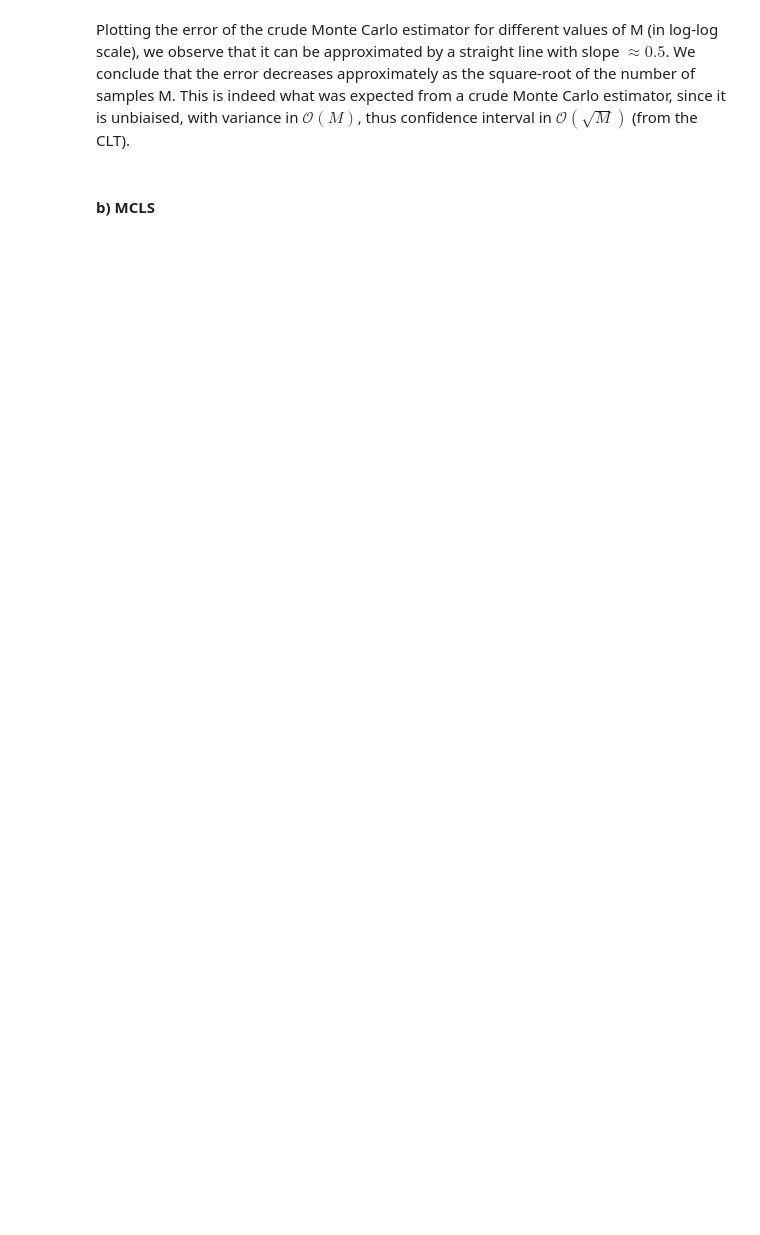
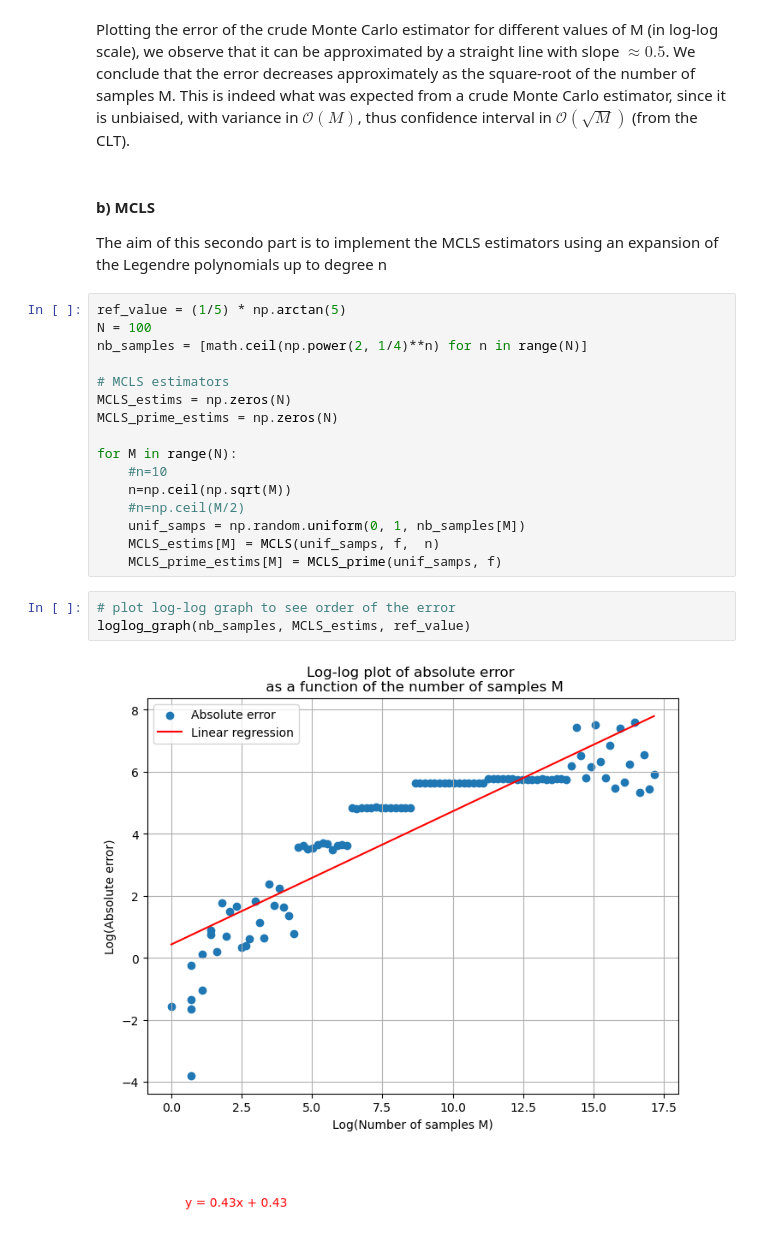
Before and after one commit to FraBet29/stochastic-simulation-project, a Jupyter notebook: notebook.ipynb, the cells around one changed output. Cells and saved outputs as stored; diff of their text form; blank space fills up the shorter version.

```diff
--- a/notebook.ipynb
+++ b/notebook.ipynb
@@ -34,4 +34,26 @@ loglog_graph(nb_samples, CMC_estims, ref_value)
 # %% [markdown]
 Plotting the error of the crude Monte Carlo estimator for different values of M (in log-log scale), we observe that it can be approximated by a straight line with slope $\approx 0.5$. We conclude that the error decreases approximately as the square-root of the number of samples M. This is indeed what was expected from a crude Monte Carlo estimator, since it is unbiaised, with variance in $\mathcal{O}(M)$, thus confidence interval in $\mathcal{O}(\sqrt M)$ (from the CLT).
-# %% [markdown]
-#### b) MCLS
+# %% [markdown]
+#### b) MCLS
+The aim of this secondo part is to implement the MCLS estimators using an expansion of the Legendre polynomials up to degree n
+# %%
+ref_value = (1/5) * np.arctan(5)
+N = 100
+nb_samples = [math.ceil(np.power(2, 1/4)**n) for n in range(N)]
+
+# MCLS estimators
+MCLS_estims = np.zeros(N)
+MCLS_prime_estims = np.zeros(N)
+
+for M in range(N):
+    #n=10
+    n=np.ceil(np.sqrt(M))
+    #n=np.ceil(M/2)
+    unif_samps = np.random.uniform(0, 1, nb_samples[M])
+    MCLS_estims[M] = MCLS(unif_samps, f,  n)
+    MCLS_prime_estims[M] = MCLS_prime(unif_samps, f)
+# %%
+# plot log-log graph to see order of the error
+loglog_graph(nb_samples, MCLS_estims, ref_value)
+# %% [output]
+[figure, added]
```
Also changed, not shown: parts of 2 cells of this notebook, 1 other file.
